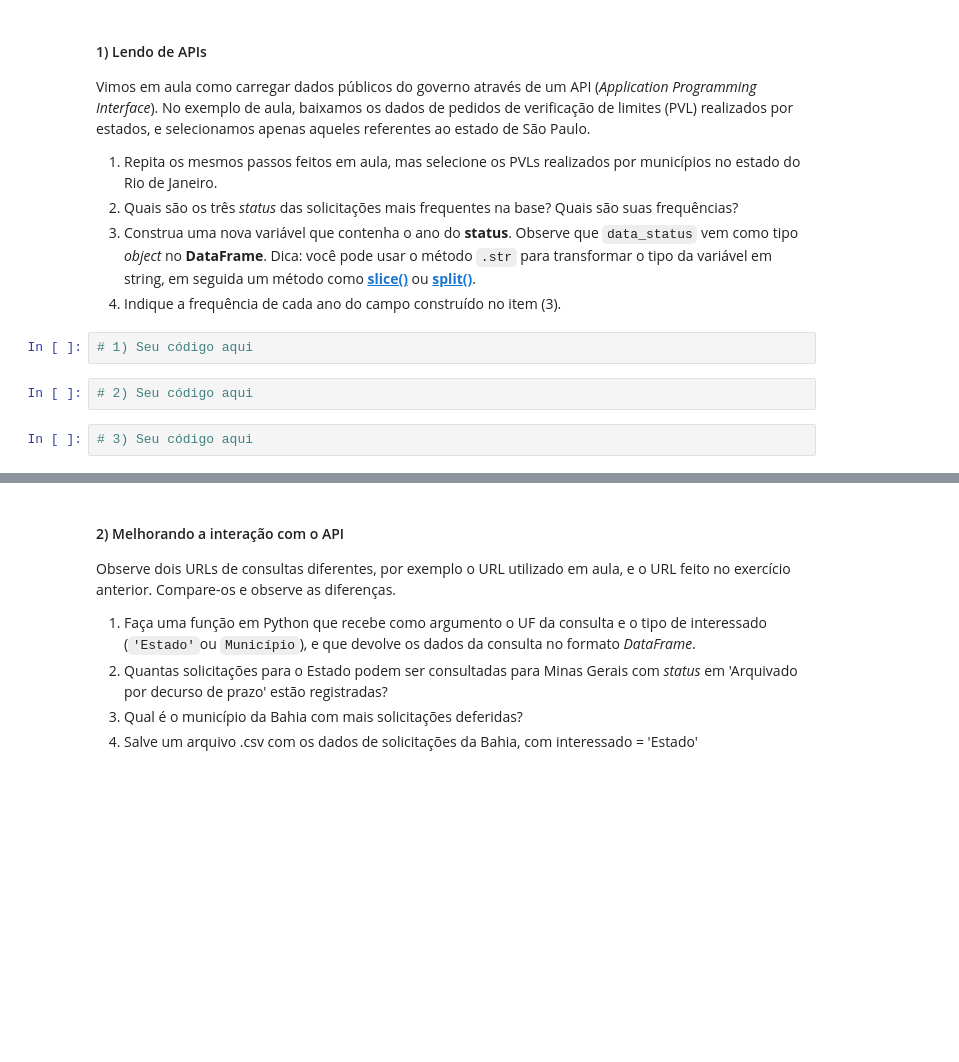
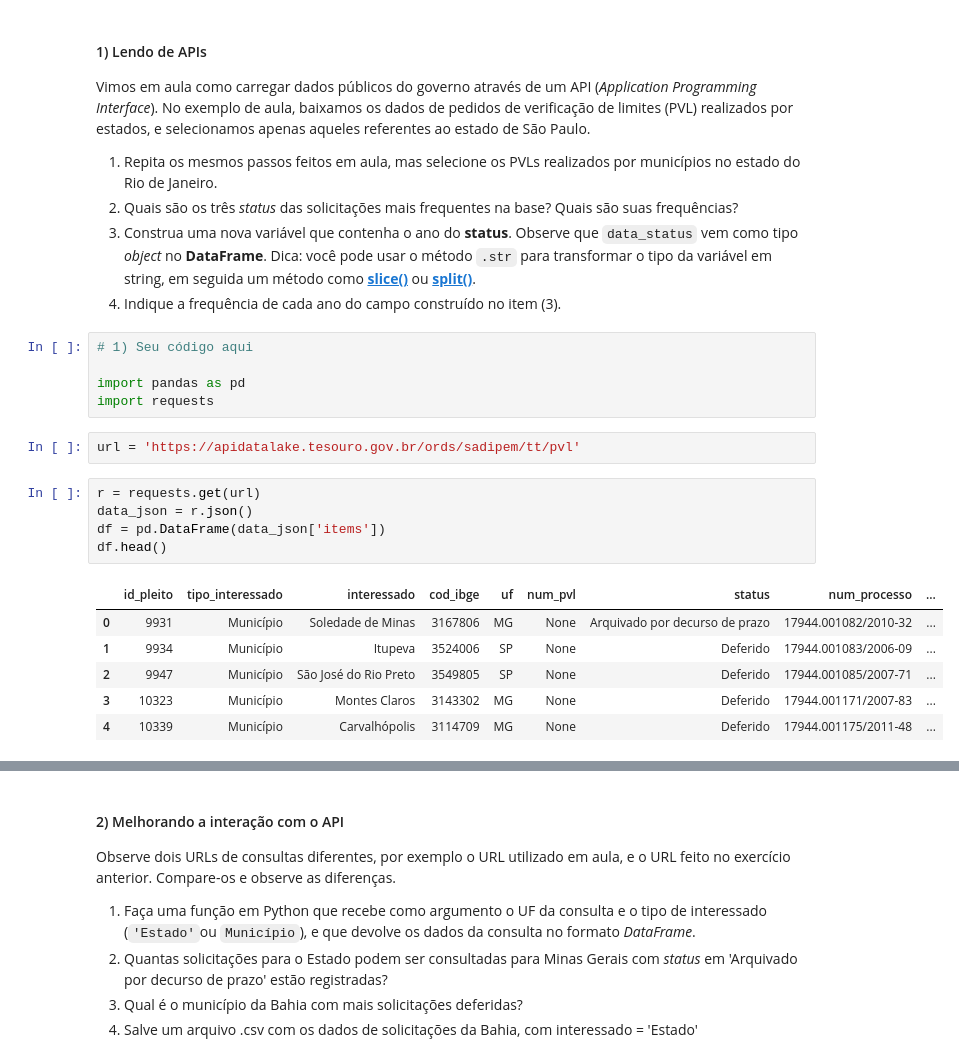
Before and after one commit to DDricko/Ciencia_de_dados_Ebac, a Jupyter notebook: Profissão_Cientista_de_Dados_M4_Tarefa_aulas_06_a_08.ipynb, the cells around one changed output, grey strips where cells are left out. Drawn from its saved outputs; the diff is of its cells as text; blank space fills up the shorter version.

```diff
--- a/Profissão_Cientista_de_Dados_M4_Tarefa_aulas_06_a_08.ipynb
+++ b/Profissão_Cientista_de_Dados_M4_Tarefa_aulas_06_a_08.ipynb
@@ -21,7 +21,20 @@ Vimos em aula como carregar dados públicos do governo através de um API (*Appl
 4. Indique a frequência de cada ano do campo construído no item (3).
 # %%
 # 1) Seu código aqui
+
+import pandas as pd
+import requests
-# %%
-# 2) Seu código aqui
-# %%
-# 3) Seu código aqui
+# %%
+url = 'https://apidatalake.tesouro.gov.br/ords/sadipem/tt/pvl'
+# %%
+r = requests.get(url)
+data_json = r.json()
+df = pd.DataFrame(data_json['items'])
+df.head()
+# %% [output]
+|  | id_pleito | tipo_interessado | interessado | cod_ibge | uf | num_pvl | status | num_processo | ... |
+| 0 | 9931 | Município | Soledade de Minas | 3167806 | MG | None | Arquivado por decurso de prazo | 17944.001082/2010-32 | ... |
+| 1 | 9934 | Município | Itupeva | 3524006 | SP | None | Deferido | 17944.001083/2006-09 | ... |
+| 2 | 9947 | Município | São José do Rio Preto | 3549805 | SP | None | Deferido | 17944.001085/2007-71 | ... |
+| 3 | 10323 | Município | Montes Claros | 3143302 | MG | None | Deferido | 17944.001171/2007-83 | ... |
+| 4 | 10339 | Município | Carvalhópolis | 3114709 | MG | None | Deferido | 17944.001175/2011-48 | ... |
```
Also changed, not shown: parts of 10 cells of this notebook.
